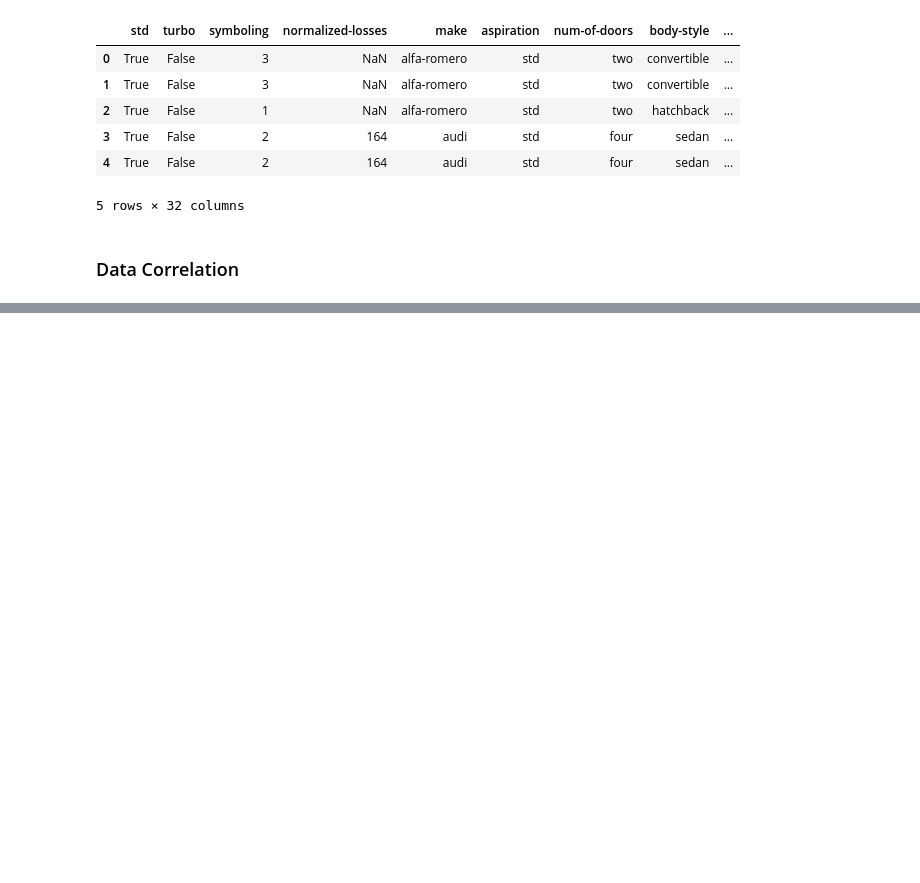
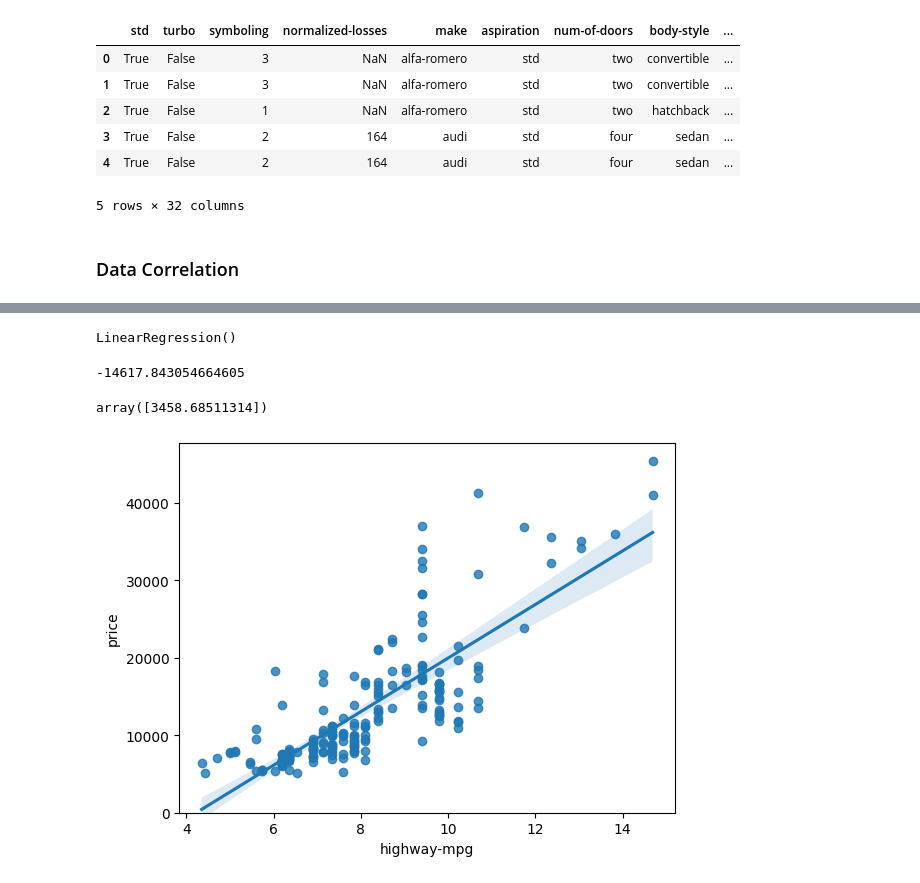
Before and after one commit to MachineTi-lab/IBM-Data-analysis-with-Python, a Jupyter notebook: Class_1.ipynb, the cells around one changed output, grey strips where cells are left out. Saved outputs shown, nothing was run; the diff lists cells and outputs as text; code cells hidden in the pictures; blank space fills up the shorter version.

```diff
--- a/Class_1.ipynb
+++ b/Class_1.ipynb
@@ -308,0 +318,4 @@ plt.show()
+# %%
+lm.fit(X , Y)
+# %% [output]
+LinearRegression()
@@ -308,0 +324,14 @@ plt.show()
+# %%
+lm.intercept_ ### b0
+# %% [output]
+-14617.843054664605
+# %%
+lm.coef_ ### b1
+# %% [output]
+array([3458.68511314])
+# %%
+sns.regplot( x = "highway-mpg" , y = "price" , data = df )
+plt.ylim(0,)
+plt.show()
+# %% [output]
+[figure, added]
```
Also changed, not shown: parts of 17 cells of this notebook.
